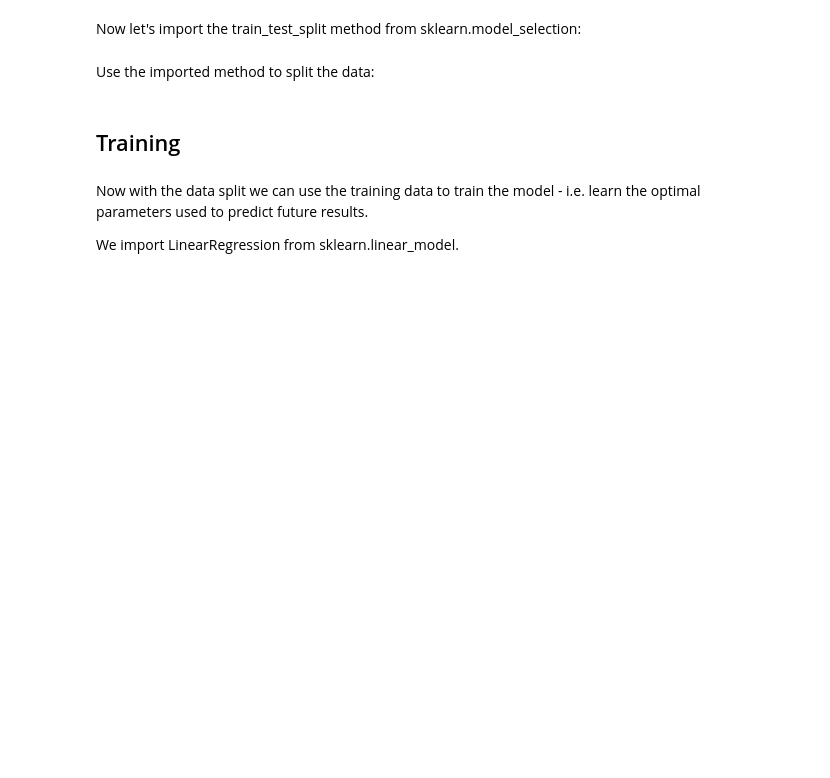
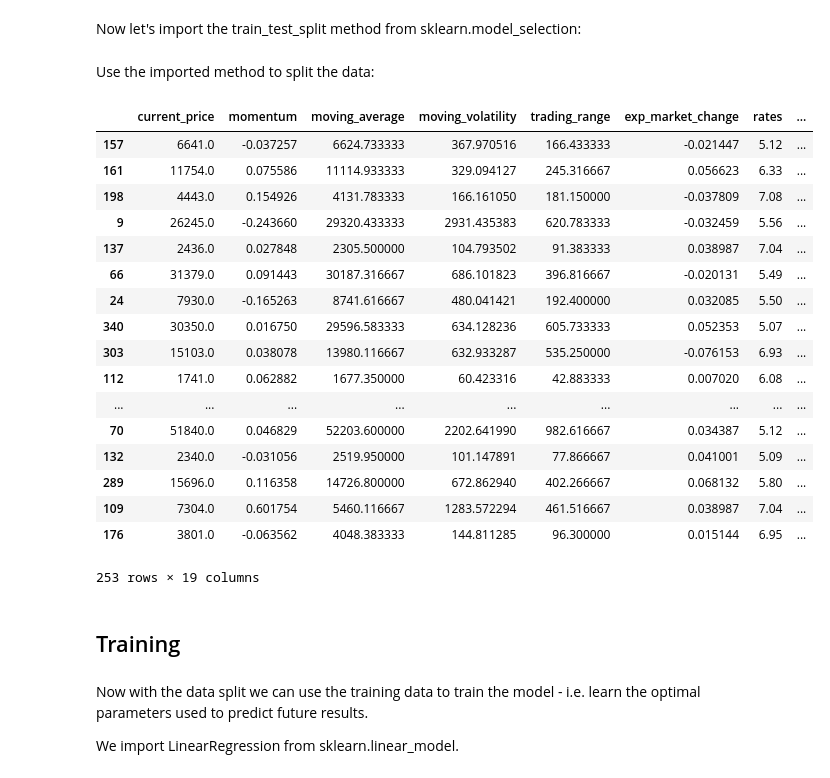
Before and after one commit to Wahe3bru/LinReg, a Jupyter notebook: multifactorLM.ipynb, the cells around one changed output. Drawn from its saved outputs; the diff is of its cells as text; code cells hidden in the pictures; blank space fills up the shorter version.

```diff
--- a/multifactorLM.ipynb
+++ b/multifactorLM.ipynb
@@ -29,7 +29,7 @@ import matplotlib.pyplot as plt
 import seaborn as sns
 % matplotlib inline
 # %%
-df = pd.read_csv('data.csv').drop('Unnamed: 0', axis=1)
+df = pd.read_csv('data_source/data.csv').drop('Unnamed: 0', axis=1)
 # %%
 print(df.info())
 df.head()
@@ -128,6 +128,27 @@ from sklearn.model_selection import train_test_split
 Use the imported method to split the data:
 # %%
 X_train, X_test, y_train, y_test = train_test_split(X, y, test_size=0.3, random_state=50)
+# %%
+X_train
+# %% [output]
+|  | current_price | momentum | moving_average | moving_volatility | trading_range | exp_market_change | rates | ... |
+| 157 | 6641.0 | -0.037257 | 6624.733333 | 367.970516 | 166.433333 | -0.021447 | 5.12 | ... |
+| 161 | 11754.0 | 0.075586 | 11114.933333 | 329.094127 | 245.316667 | 0.056623 | 6.33 | ... |
+| 198 | 4443.0 | 0.154926 | 4131.783333 | 166.161050 | 181.150000 | -0.037809 | 7.08 | ... |
+| 9 | 26245.0 | -0.243660 | 29320.433333 | 2931.435383 | 620.783333 | -0.032459 | 5.56 | ... |
+| 137 | 2436.0 | 0.027848 | 2305.500000 | 104.793502 | 91.383333 | 0.038987 | 7.04 | ... |
+| 66 | 31379.0 | 0.091443 | 30187.316667 | 686.101823 | 396.816667 | -0.020131 | 5.49 | ... |
+| 24 | 7930.0 | -0.165263 | 8741.616667 | 480.041421 | 192.400000 | 0.032085 | 5.50 | ... |
+| 340 | 30350.0 | 0.016750 | 29596.583333 | 634.128236 | 605.733333 | 0.052353 | 5.07 | ... |
+| 303 | 15103.0 | 0.038078 | 13980.116667 | 632.933287 | 535.250000 | -0.076153 | 6.93 | ... |
+| 112 | 1741.0 | 0.062882 | 1677.350000 | 60.423316 | 42.883333 | 0.007020 | 6.08 | ... |
+| ... | ... | ... | ... | ... | ... | ... | ... | ... |
+| 70 | 51840.0 | 0.046829 | 52203.600000 | 2202.641990 | 982.616667 | 0.034387 | 5.12 | ... |
+| 132 | 2340.0 | -0.031056 | 2519.950000 | 101.147891 | 77.866667 | 0.041001 | 5.09 | ... |
+| 289 | 15696.0 | 0.116358 | 14726.800000 | 672.862940 | 402.266667 | 0.068132 | 5.80 | ... |
+| 109 | 7304.0 | 0.601754 | 5460.116667 | 1283.572294 | 461.516667 | 0.038987 | 7.04 | ... |
+| 176 | 3801.0 | -0.063562 | 4048.383333 | 144.811285 | 96.300000 | 0.015144 | 6.95 | ... |
+253 rows × 19 columns
 # %% [markdown]
 ## Training
 # %% [markdown]
```
Also changed, not shown: 1 other file.
